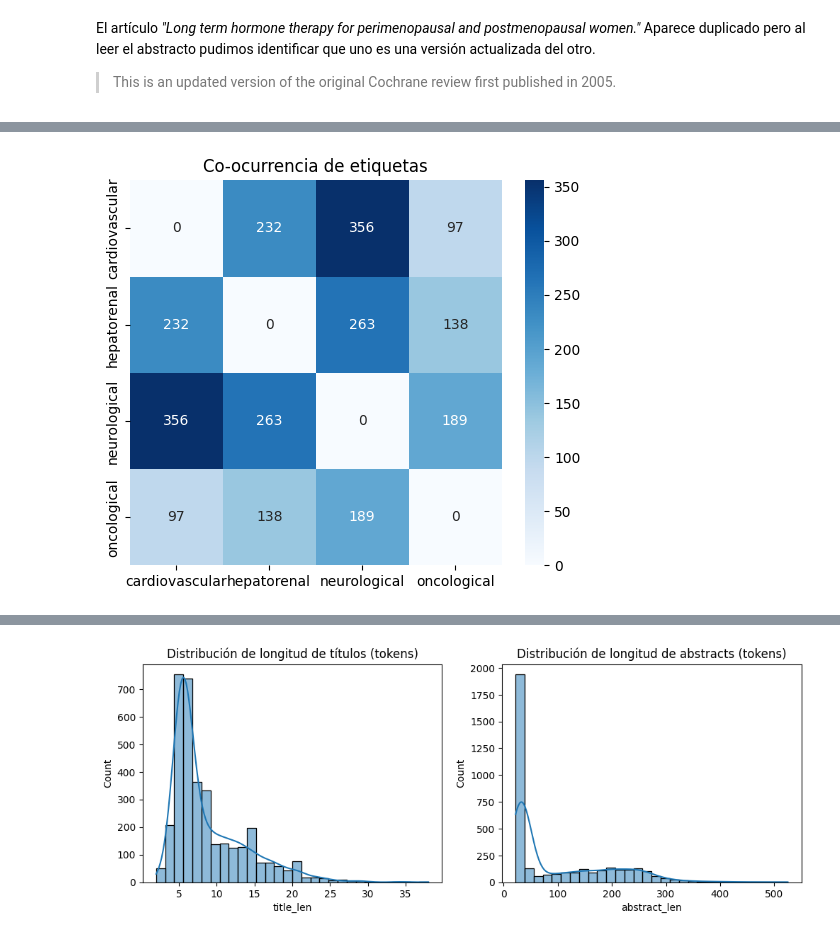
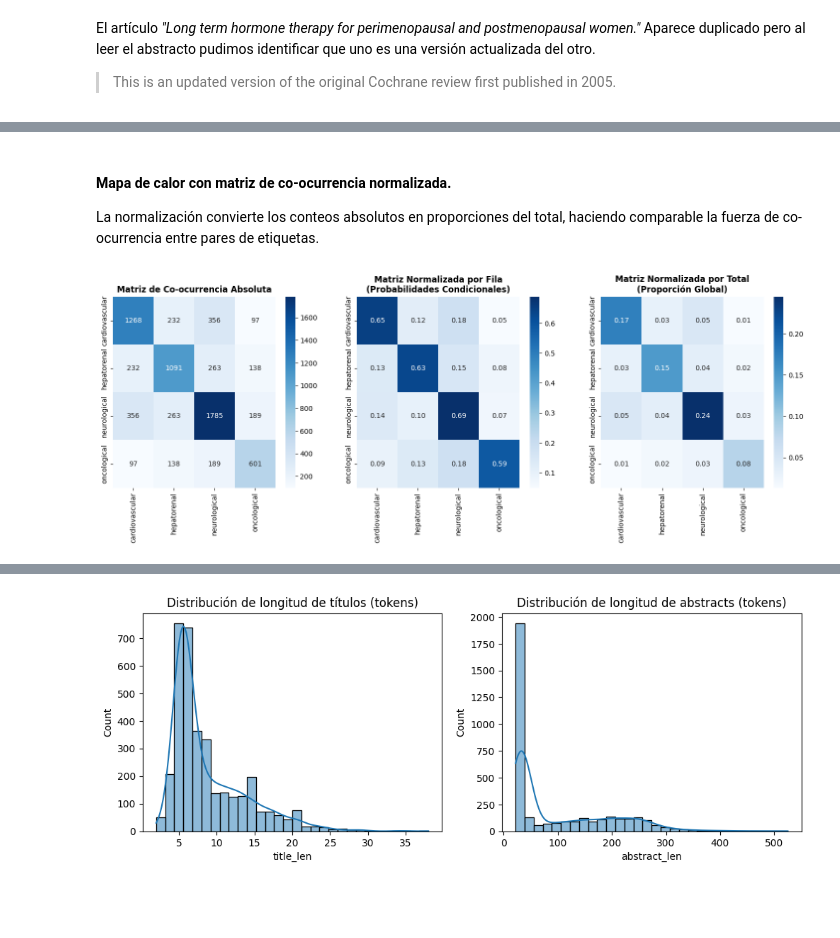
Before and after one commit to Jucept/clasificador-articulos-medicos, a Jupyter notebook: notebooks/EDA.ipynb, the cells around one changed output, grey strips where cells are left out. Drawn from its saved outputs; the diff is of its cells as text; code cells hidden in the pictures; blank space fills up the shorter version.

```diff
--- a/notebooks/EDA.ipynb
+++ b/notebooks/EDA.ipynb
@@ -150,17 +165,36 @@ Mapa de calor con matriz de co-ocurrencia entre pares de etiquetas
-# %%
-unique_labels = sorted(set(all_labels))
-co_matrix = pd.DataFrame(0, index=unique_labels, columns=unique_labels)
-
-for groups in df['group']:
-    labels = groups.split('|')
-    for i in labels:
-        for j in labels:
-            if i != j:
-                co_matrix.loc[i, j] += 1
-
-plt.figure(figsize=(6,5))
-sns.heatmap(co_matrix, annot=True, fmt="d", cmap="Blues")
-plt.title("Co-ocurrencia de etiquetas")
-plt.show()
-# %% [output]
-[figure, removed]
+# %% [markdown]
+#### Mapa de calor con matriz de co-ocurrencia normalizada.
+La normalización convierte los conteos absolutos en proporciones del total, haciendo comparable la fuerza de co-ocurrencia entre pares de etiquetas.
+# %%
+# One-hot encoding de etiquetas multilabel
+label_dummies = df['group'].str.get_dummies(sep='|')
+
+# Matriz de co-ocurrencia absoluta
+co_matrix = label_dummies.T.dot(label_dummies)
+# Normalización por fila
+
+# Cada fila suma 1 - representa P(columna | fila)
+co_norm_row = co_matrix.div(co_matrix.sum(axis=1), axis=0)
+
+# Normalización por suma total (la que tenías antes)
+co_norm_total = co_matrix / co_matrix.values.sum()
+
+# Crear subplots para comparar ambas normalizaciones
+fig, axes = plt.subplots(1, 3, figsize=(18, 5))
+
+# Subplot 1: Matriz absoluta
+sns.heatmap(co_matrix, annot=True, fmt="d", cmap="Blues", ax=axes[0])
+axes[0].set_title('Matriz de Co-ocurrencia Absoluta', fontsize=12, fontweight='bold')
+
+# Subplot 2: Normalización por fila (CORRECTA para co-ocurrencia)
+sns.heatmap(co_norm_row, annot=True, fmt=".2f", cmap="Blues", ax=axes[1])
+axes[1].set_title('Matriz Normalizada por Fila\n(Probabilidades Condicionales)', fontsize=12, fontweight='bold')
+
+# Subplot 3: Normalización por total
+sns.heatmap(co_norm_total, annot=True, fmt=".2f", cmap="Blues", ax=axes[2])
+axes[2].set_title('Matriz Normalizada por Total\n(Proporción Global)', fontsize=12, fontweight='bold')
+
+# plt.tight_layout()
+plt.show()
+# %% [output]
+[figure, added]
```
Also changed, not shown: parts of 64 cells of this notebook.
